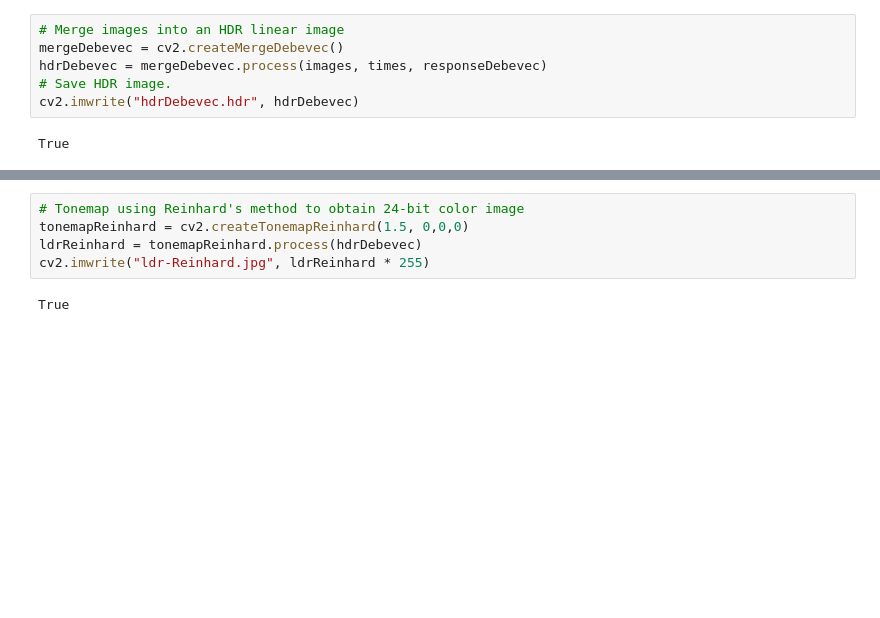
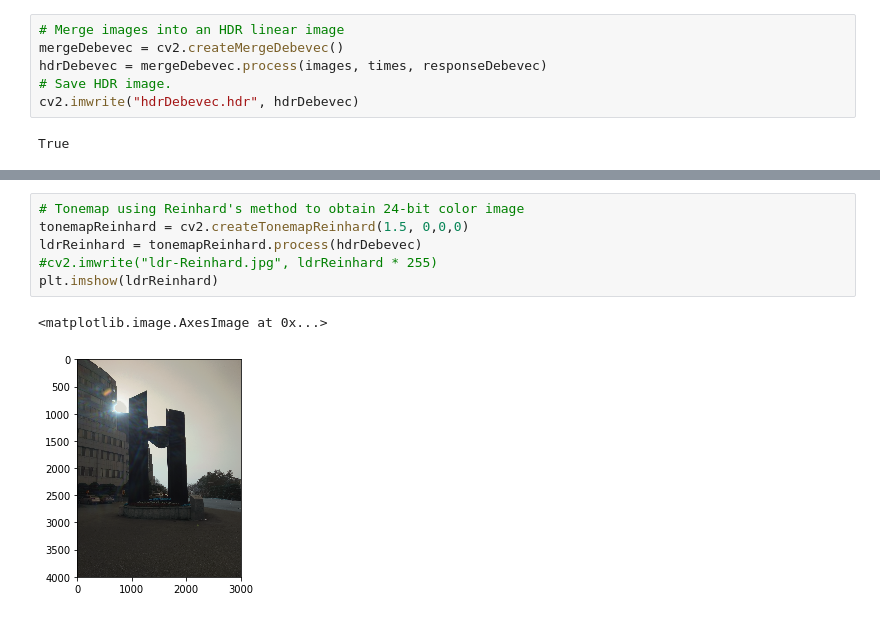
Before and after one commit to liz7124/Computer-Vision-Python, a Jupyter notebook: Homework-01/HDR/HDR.ipynb, the cells around one changed output, grey strips where cells are left out. Cells and saved outputs as stored; diff of their text form; blank space fills up the shorter version.

```diff
--- a/Homework-01/HDR/HDR.ipynb
+++ b/Homework-01/HDR/HDR.ipynb
@@ -61,10 +64,12 @@ True
 # %%
 # Tonemap using Reinhard's method to obtain 24-bit color image
 tonemapReinhard = cv2.createTonemapReinhard(1.5, 0,0,0)
 ldrReinhard = tonemapReinhard.process(hdrDebevec)
-cv2.imwrite("ldr-Reinhard.jpg", ldrReinhard * 255)
+#cv2.imwrite("ldr-Reinhard.jpg", ldrReinhard * 255)
+plt.imshow(ldrReinhard)
 # %% [output]
-True
+<matplotlib.image.AxesImage at 0x...>
+[figure, added]
 # %%
 # Tonemap using Mantiuk's method to obtain 24-bit color image
 tonemapMantiuk = cv2.createTonemapMantiuk(1.8,0.9, 1.0)
```
Also changed, not shown: parts of 3 cells of this notebook.
